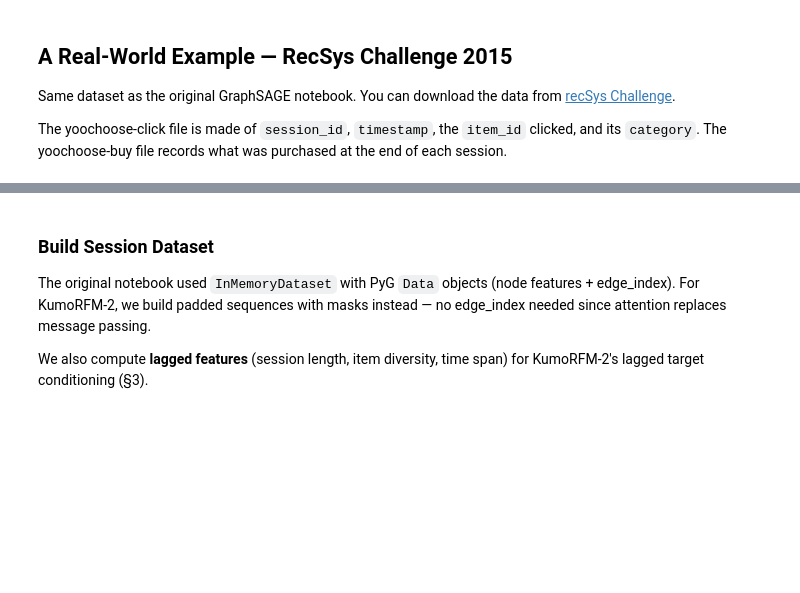
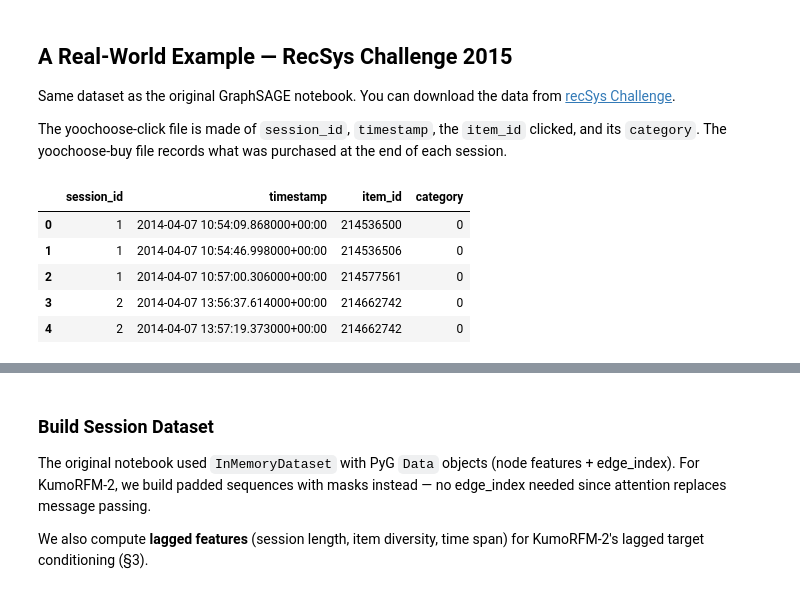
Before and after one commit to pmlg/pytorch_GCN, a Jupyter notebook: KumoRFM2_Demo.ipynb, the cells around one changed output, grey strips where cells are left out. Drawn from its saved outputs; the diff is of its cells as text; code cells hidden in the pictures; blank space fills up the shorter version.

```diff
--- a/KumoRFM2_Demo.ipynb
+++ b/KumoRFM2_Demo.ipynb
@@ -125,9 +143,16 @@ The yoochoose-click file is made of `session_id`, `timestamp`, the `item_id` cli
 and its `category`. The yoochoose-buy file records what was purchased at the end of each session.
 # %%
 # Load click data — same as original notebook
-df = pd.read_csv('../input/yoochoose-clicks.dat', low_memory=False, parse_dates=[1])
+df = pd.read_parquet('data/yoochoose-clicks.parquet', engine='pyarrow')
 df.columns = ['session_id', 'timestamp', 'item_id', 'category']
 df.head(5)
+# %% [output]
+|  | session_id | timestamp | item_id | category |
+| 0 | 1 | 2014-04-07 10:54:09.868000+00:00 | 214536500 | 0 |
+| 1 | 1 | 2014-04-07 10:54:46.998000+00:00 | 214536506 | 0 |
+| 2 | 1 | 2014-04-07 10:57:00.306000+00:00 | 214577561 | 0 |
+| 3 | 2 | 2014-04-07 13:56:37.614000+00:00 | 214662742 | 0 |
+| 4 | 2 | 2014-04-07 13:57:19.373000+00:00 | 214662742 | 0 |
 # %%
 np.random.seed(42)
 
```
Also changed, not shown: parts of 23 cells of this notebook, 1 other file.
